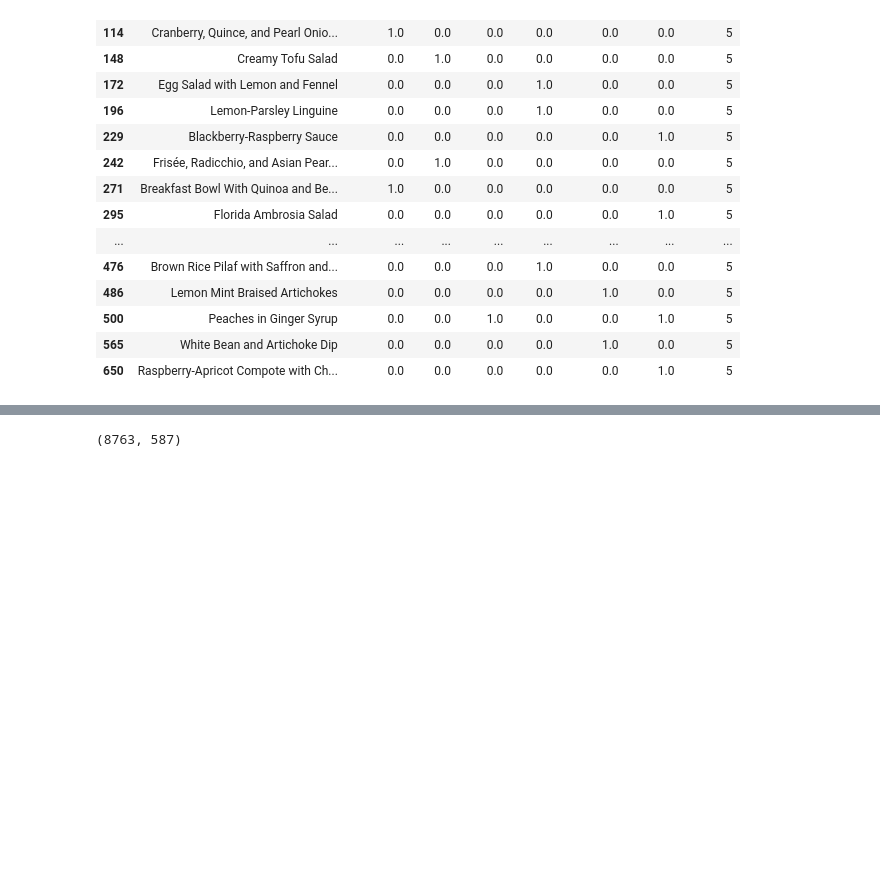
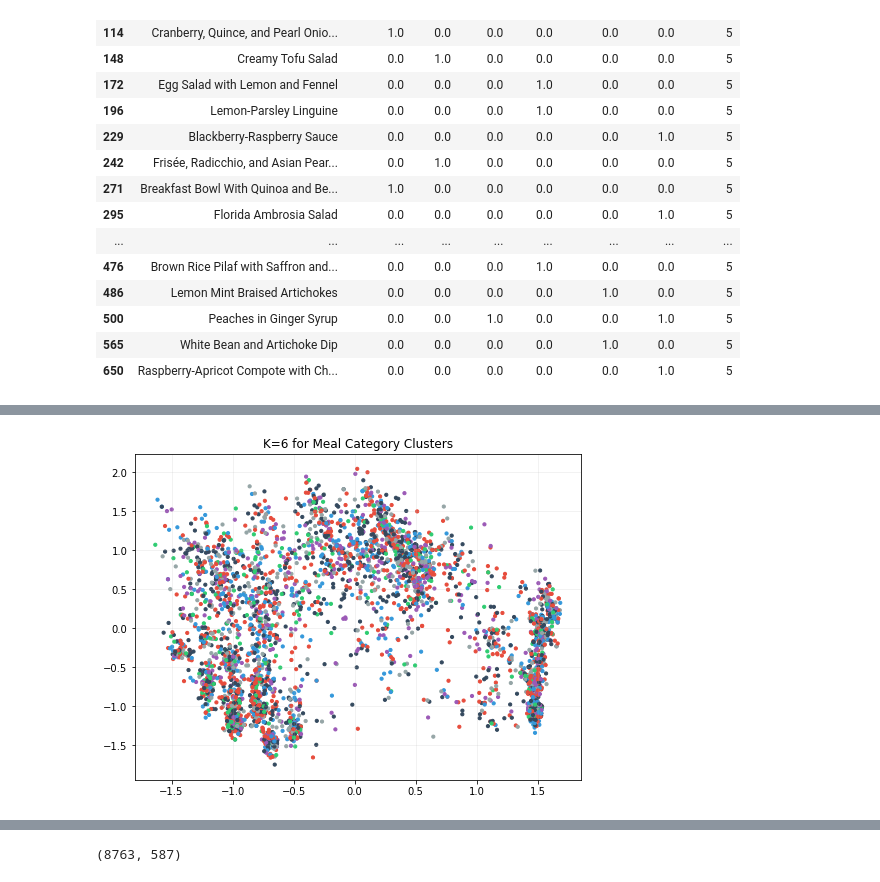
Before and after one commit to isabelvanzijl/Capstone-Project-2, a Jupyter notebook: Clustering.ipynb, the cells around one changed output, grey strips where cells are left out. Cells and saved outputs as stored; diff of their text form; code cells hidden in the pictures; blank space fills up the shorter version.

```diff
--- a/Clustering.ipynb
+++ b/Clustering.ipynb
@@ -429,0 +495,20 @@ df_cats_meals.loc[df_cats_meals['cluster6'] == 5].head(20)[[
+# %%
+# assign colors for clusters
+color_map_6 = {0 : '#9b59b6',
+               1 : '#3498db',
+               2 : '#95a5a6',
+               3 : '#e74c3c',
+               4 : '#34495e',
+               5 : '#2ecc71',
+               }
+
+label_color = [color_map_6[l] for l in clusters_meals_df['cluster6']]
+# %%
+# plot clusters with cluster colors
+fig = plt.figure(figsize = (8,6))
+plt.scatter(x = clusters_meals_df['x6'], y = clusters_meals_df['y6'], s = 10,
+            c = label_color)
+plt.title('K=6 for Meal Category Clusters')
+plt.grid(True, alpha=.2)
+# %% [output]
+[figure, added]
```
Also changed, not shown: parts of 53 cells of this notebook.
